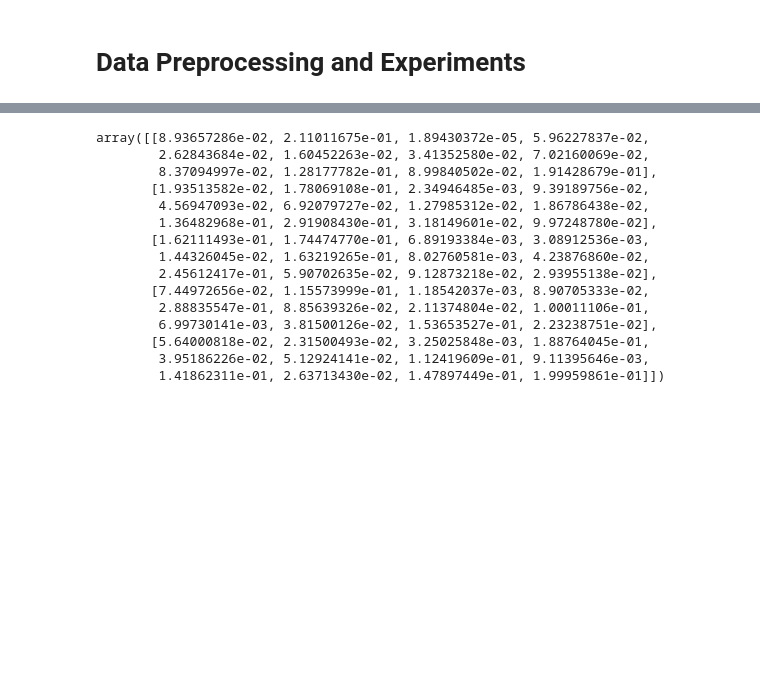
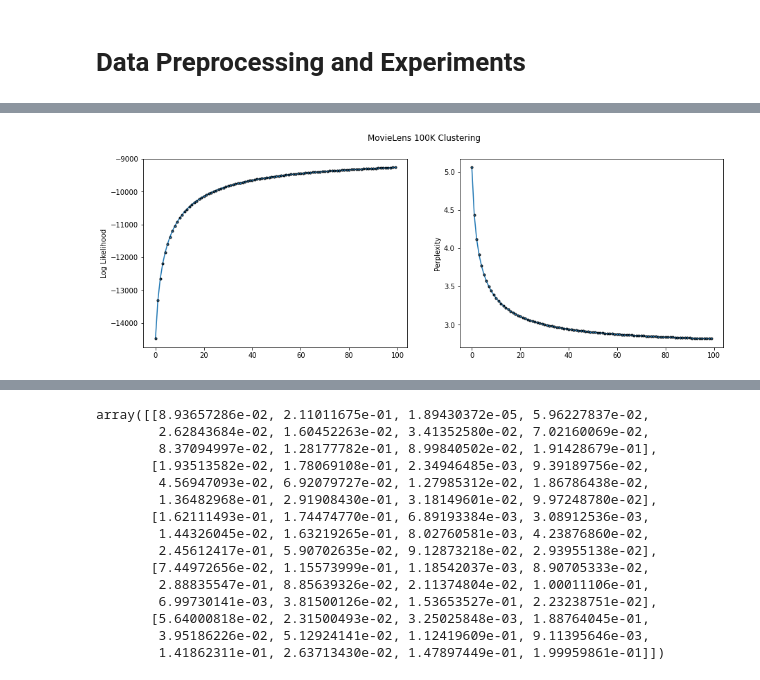
Before and after one commit to lentin26/recommender, a Jupyter notebook: experiment.ipynb, the cells around one changed output, grey strips where cells are left out. Saved outputs shown, nothing was run; the diff lists cells and outputs as text; code cells hidden in the pictures; blank space fills up the shorter version.

```diff
--- a/experiment.ipynb
+++ b/experiment.ipynb
@@ -8,0 +195,9 @@ from sklearn.preprocessing import LabelEncoder
+# %%
+user_cols = ['user_id', 'gender_enc', 'decades_lived_enc', 'occupation_enc']
+item_cols = ['item_id', 'genre_enc', 'release_decade_enc']
+
+user = pd.read_csv('data/ml-100k/users_enc.csv', usecols=user_cols)
+item = pd.read_csv('data/ml-100k/items_enc.csv', usecols=item_cols)
+
+from ast import literal_eval
+item['genre_enc'] = item['genre_enc'].apply(lambda x: literal_eval(x))              # convert string list '[]' to list []
@@ -8,0 +221,19 @@ from sklearn.preprocessing import LabelEncoder
+# %%
+# plot results
+burn_in = match.burn_in
+
+# figure
+fig, ax = plt.subplots(1, 2, figsize=(15, 5))
+# plot data
+ax[0].plot(match.log_likelihood_trace[burn_in:], marker='.', markeredgecolor='black')
+ax[1].plot(match.perplexity_trace[burn_in:], marker='.', markeredgecolor='black')
+
+# labels
+plt.suptitle('MovieLens 100K Clustering')
+ax[0].set_ylabel('Log Likelihood')
+ax[1].set_ylabel('Perplexity')
+
+# show
+plt.show()
+# %% [output]
+[figure, added]
```
Also changed, not shown: parts of 51 cells of this notebook, 7 other files.
